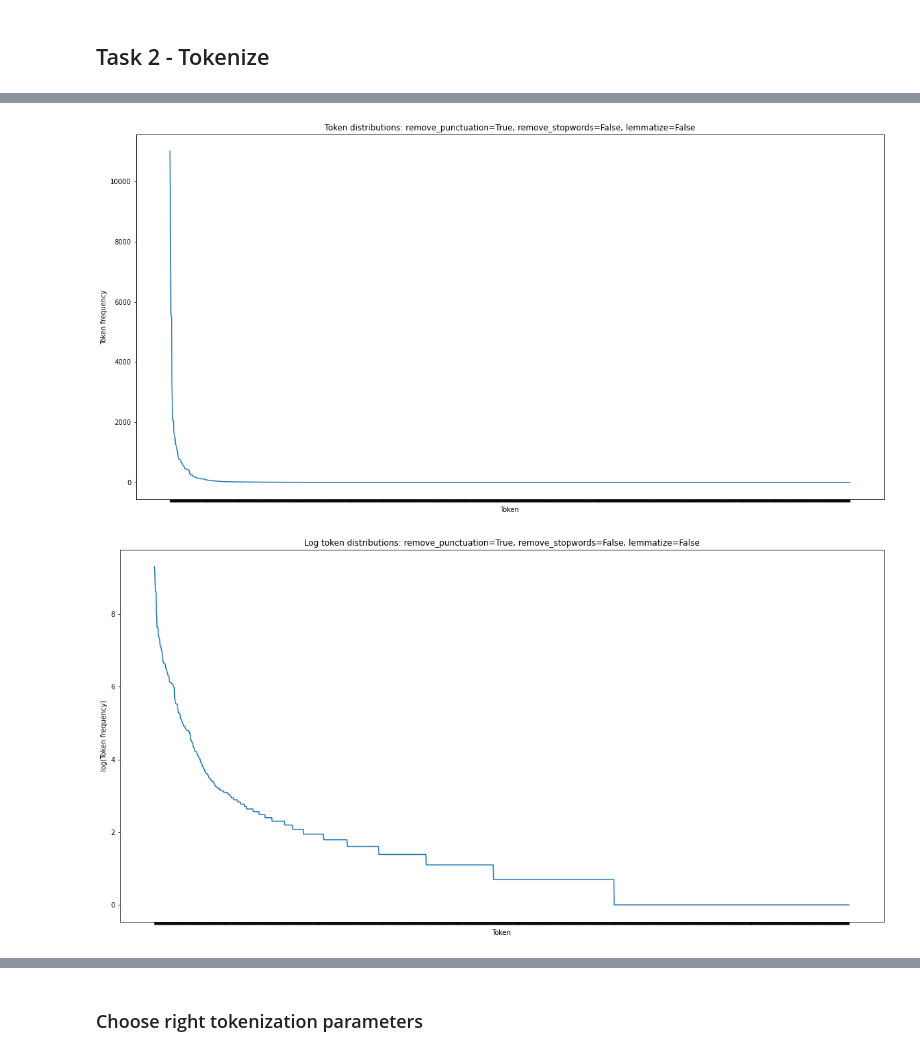
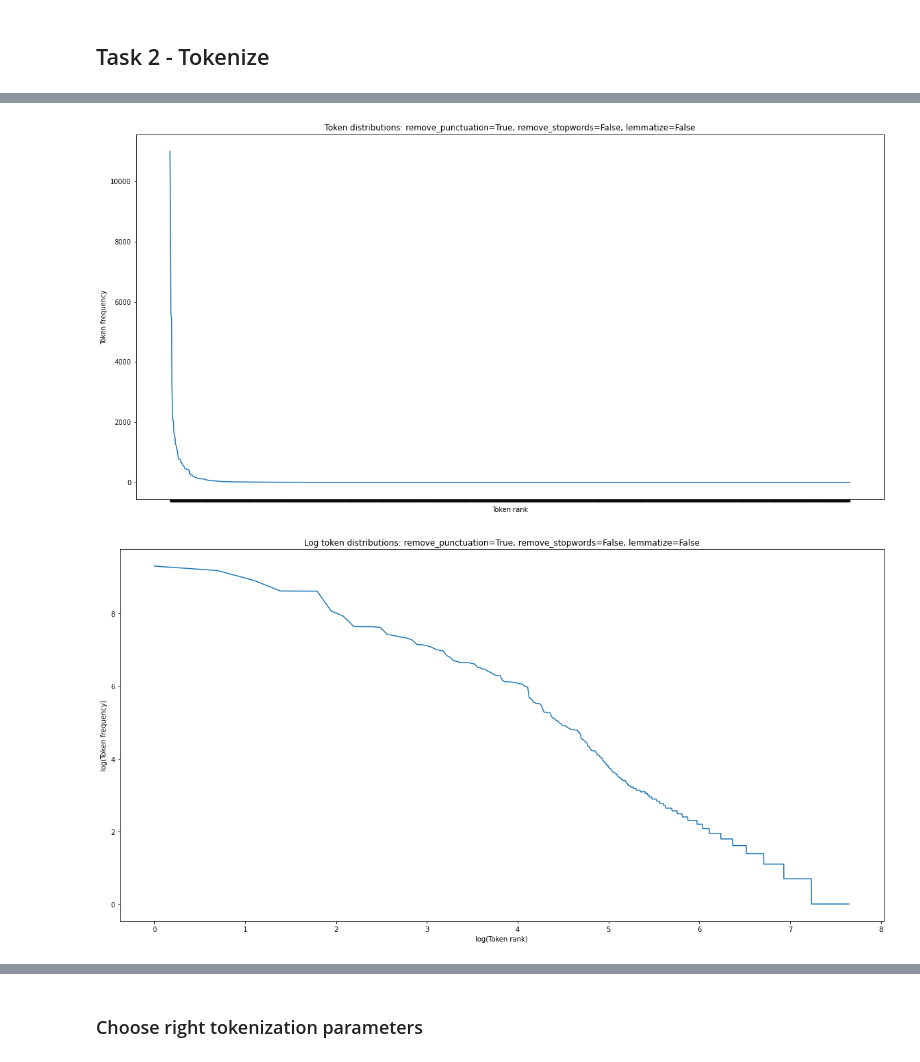
Before and after one commit to skupsala/VQA-Med-2019-project, a Jupyter notebook: notebooks/skupsala.ipynb, the cells around one changed output, grey strips where cells are left out. Drawn from its saved outputs; the diff is of its cells as text; code cells hidden in the pictures.

```diff
--- a/notebooks/skupsala.ipynb
+++ b/notebooks/skupsala.ipynb
@@ -168,7 +168,7 @@ def plot_token_log_frequency_chart(counter, title, x_label, y_label, most_common
 
     (x_data, y_data) = zip(*counter.most_common(most_common_count))
 
-    sns.lineplot(x=x_data, y=[math.log(y) for y in y_data]).set(xticklabels=[])
+    sns.lineplot(x=[math.log(x + 1) for x in range(len(x_data))], y=[math.log(y) for y in y_data])
 
     plt.xlabel(x_label)
     plt.ylabel(y_label)
@@ -180,7 +180,7 @@ for config in tokenization_configurations:
 
     title = f"Token distributions: remove_punctuation={config['remove_punctuation']}, remove_stopwords={config['remove_stopwords']}, lemmatize={config['lemmatize']}"
     title_log = f"Log token distributions: remove_punctuation={config['remove_punctuation']}, remove_stopwords={config['remove_stopwords']}, lemmatize={config['lemmatize']}"
-    plot_token_frequency_chart(counters['total_counter'], title, "Token", "Token frequency")
-    plot_token_log_frequency_chart(counters['total_counter'], title_log, "Token", "log(Token frequency)")
+    plot_token_frequency_chart(counters['total_counter'], title, "Token rank", "Token frequency")
+    plot_token_log_frequency_chart(counters['total_counter'], title_log, "log(Token rank)", "log(Token frequency)")
 # %% [output]
 [figure]
@@ -188,3 +188,3 @@ for config in tokenization_configurations:
 [figure]
-[figure, old version]
+[figure, new version]
 [figure]
```
Also changed, not shown: parts of 7 cells of this notebook.
